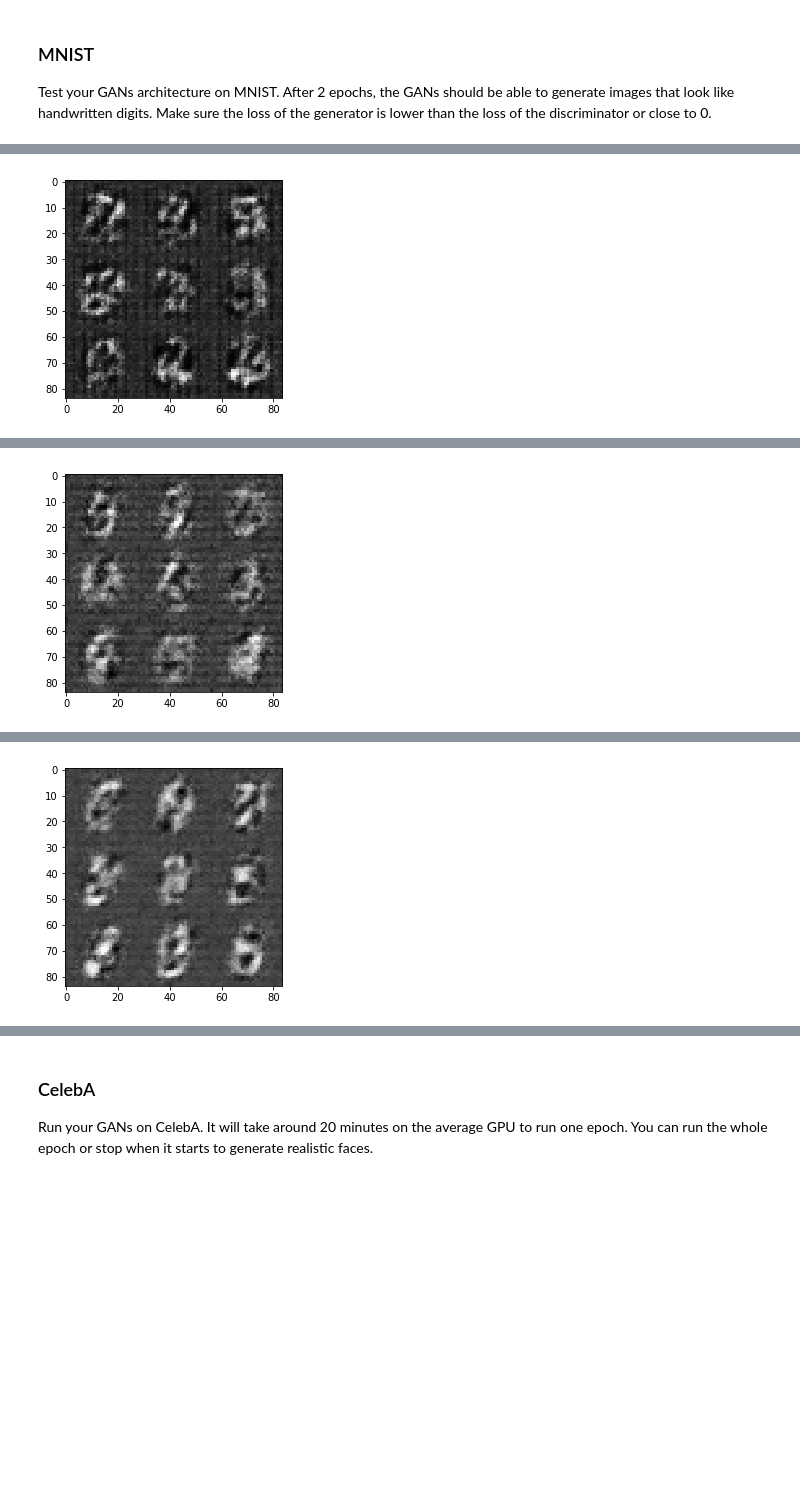
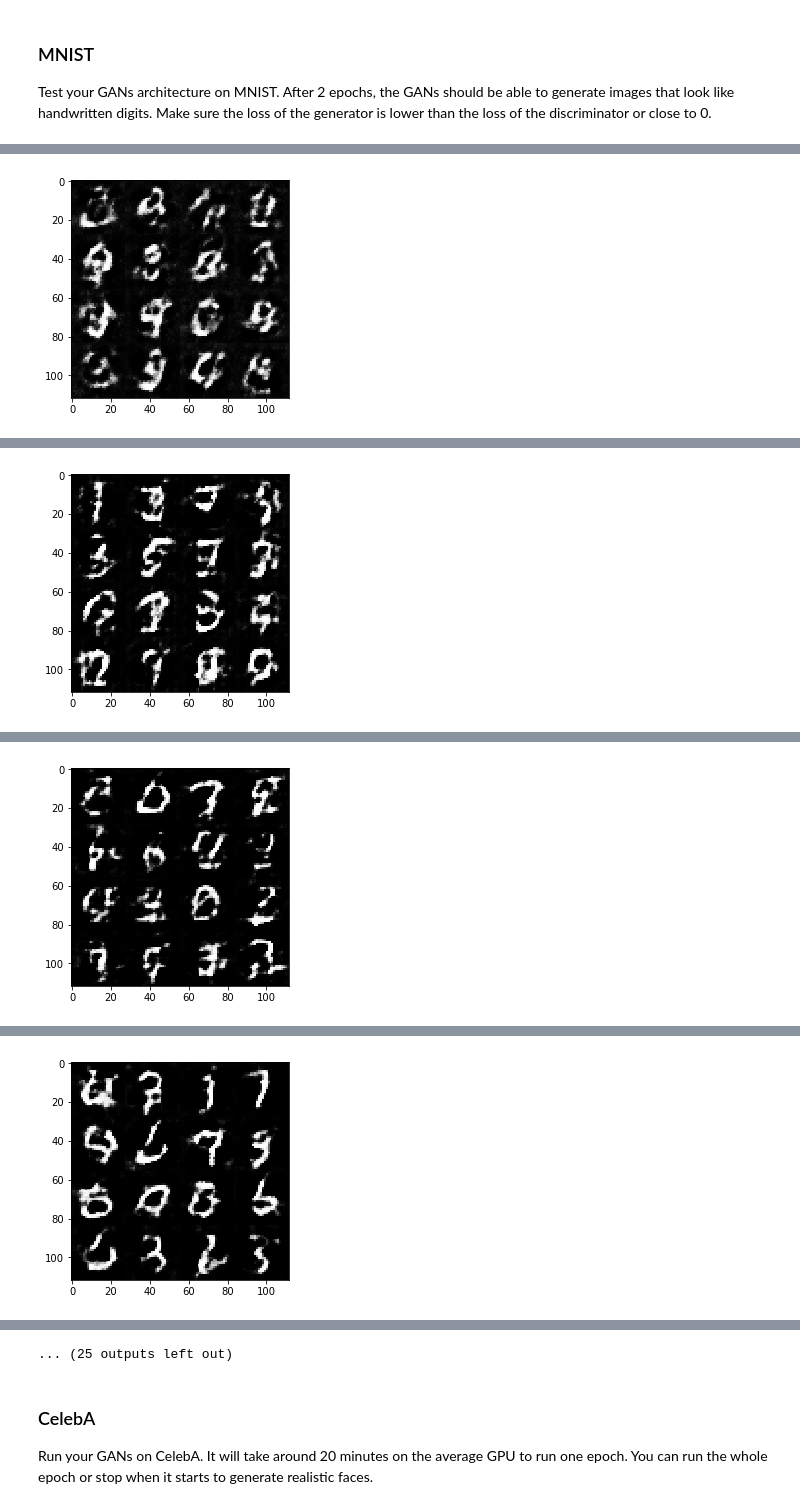
Before and after one commit to iqbal125/GAN_Image_Generation, a Jupyter notebook: dlnd_face_generation.ipynb, the cells around one changed output, grey strips where cells are left out. Cells and saved outputs as stored; diff of their text form; code cells hidden in the pictures; blank space fills up the shorter version.

```diff
--- a/dlnd_face_generation.ipynb
+++ b/dlnd_face_generation.ipynb
@@ -130,21 +143,17 @@ def discriminator(images, reuse=False):
     """
     # TODO: Implement Function
 
+    alpha = 0.2
     with tf.variable_scope('discriminator', reuse=reuse):
-        alpha = 0.2
 
-        x1 = tf.layers.conv2d(images, 64, 5, strides=2, padding='same')
+        x1 = tf.layers.conv2d(images, 56, 5, strides=2, padding='same')
         relu1 = tf.maximum(alpha * x1, x1)
 
-        x2 = tf.layers.conv2d(relu1, 128, 5, strides=2, padding='same')
+        x2 = tf.layers.conv2d(relu1, 112, 5, strides=2, padding='same')
         bn2 = tf.layers.batch_normalization(x2, training=True)
         relu2 = tf.maximum(alpha * bn2, bn2)
 
-        x3 = tf.layers.conv2d(relu2, 256, 5, strides=2, padding='same')
-        bn3 = tf.layers.batch_normalization(x3, training=True)
-        relu3 = tf.maximum(alpha * bn3, bn3)
-
-        flat = tf.reshape(relu3, (-1, 4*4*256))
+        flat = tf.reshape(relu2, (-1, 7*7*112))
         logits = tf.layers.dense(flat, 1)
         out = tf.sigmoid(logits)
 
@@ -171,21 +180,23 @@ def generator(z, out_channel_dim, is_train=True):
     :return: The tensor output of the generator
     """
     # TODO: Implement Function
+    alpha = 0.2
     with tf.variable_scope('generator', reuse=not is_train):
-        alpha  = 0.2
 
-        x1 = tf.layers.dense(z, 7*7*256)
-        x1 = tf.reshape(x1, (-1, 7, 7, 512))
+
+        x1 = tf.layers.dense(z, 7*7*112)
+        x1 = tf.reshape(x1, (-1, 7, 7, 112))
         x1 = tf.layers.batch_normalization(x1, training=is_train)
         x1 = tf.maximum(alpha * x1, x1)
 
-        x2 = tf.layers.conv2d_transpose(x1, 256, 5, strides=2, padding='same')
+        x2 = tf.layers.conv2d_transpose(x1, 56, 5, strides=2, padding='SAME')
         x2 = tf.layers.batch_normalization(x2, training=is_train)
         x2 = tf.maximum(alpha * x2, x2)
 
-        logits = tf.layers.conv2d_transpose(x2, out_channel_dim, 5, strides=2, padding='same')
 
-        return (tf.tanh(logits))
+        logits = tf.layers.conv2d_transpose(x2, out_channel_dim, 5, strides=2, padding='SAME')
+
+        return tf.tanh(logits)
 
 
 
@@ -333,10 +344,12 @@ def train(epoch_count, batch_size, z_dim, learning_rate, beta1, get_batches, dat
         sess.run(tf.global_variables_initializer())
         for epoch_i in range(epoch_count):
             for batch_images in get_batches(batch_size):
+
                 print_every = 10
                 show_every = 100
                 show_img = 20
                 steps += 1
+                batch_images = batch_images * 2
 
                 batch_z = np.random.uniform(-1, 1, size=(batch_size, z_dim))
 
@@ -360,9 +373,9 @@ def train(epoch_count, batch_size, z_dim, learning_rate, beta1, get_batches, dat
 ### MNIST
 Test your GANs architecture on MNIST.  After 2 epochs, the GANs should be able to generate images that look like handwritten digits.  Make sure the loss of the generator is lower than the loss of the discriminator or close to 0.
 # %%
-batch_size = 256
+batch_size = 64
 z_dim = 100
-learning_rate = 0.0001
+learning_rate = 0.001
 beta1 = 0.5
 
 
@@ -400 +413 @@ Epoch 1/2... Discriminator Loss: 0.1670... Generator Loss: 2.9205
-[figure, old version]
+[figure, new version]
@@ -411 +424 @@ Epoch 2/2... Discriminator Loss: 0.1484... Generator Loss: 2.9527
-[figure, old version]
+[figure, new version]
@@ -422 +435 @@ Epoch 2/2... Discriminator Loss: 0.1508... Generator Loss: 3.6942
-[figure, old version]
+[figure, new version]
@@ -428,0 +446 @@ Epoch 2/2... Discriminator Loss: 3.0542... Generator Loss: 10.8062
+[figure, added]
@@ -429,3 +458,4 @@ Epoch 2/2... Discriminator Loss: 3.0542... Generator Loss: 10.8062
+... (25 outputs left out)
 # %% [markdown]
 ### CelebA
 Run your GANs on CelebA.  It will take around 20 minutes on the average GPU to run one epoch.  You can run the whole epoch or stop when it starts to generate realistic faces.
```
Also changed, not shown: parts of 7 cells of this notebook, 1 other file.
